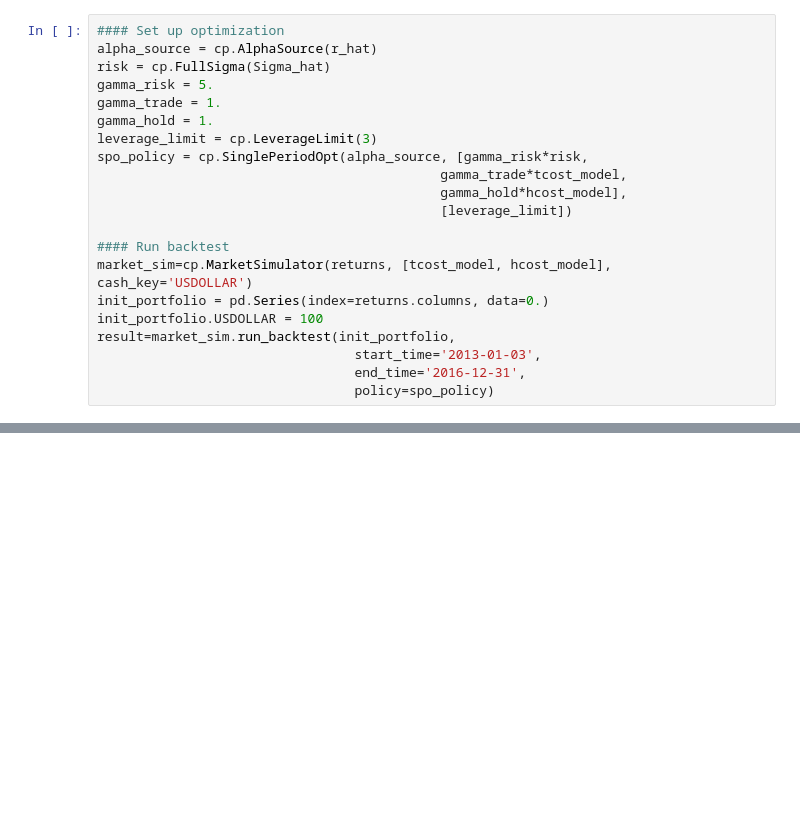
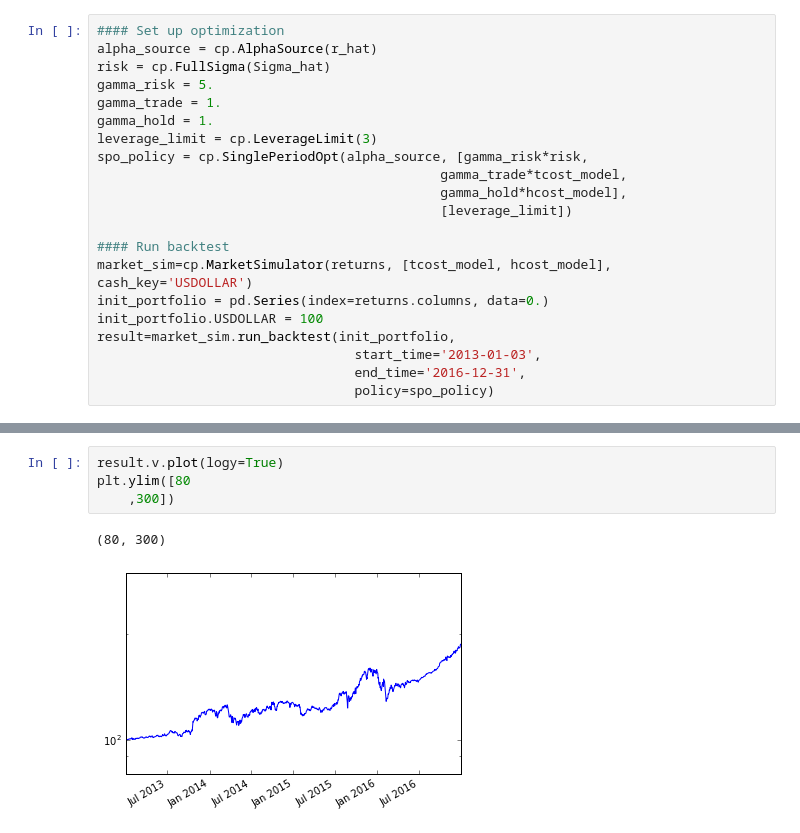
Before and after one commit to cvxgrp/cvxportfolio, a Jupyter notebook: HelloWorld.ipynb, the cells around one changed output, grey strips where cells are left out. Drawn from its saved outputs; the diff is of its cells as text; blank space fills up the shorter version.

```diff
--- a/HelloWorld.ipynb
+++ b/HelloWorld.ipynb
@@ -49,3 +92,10 @@ result=market_sim.run_backtest(init_portfolio,
+# %%
+result.v.plot(logy=True)
+plt.ylim([80
+    ,300])
+# %% [output]
+(80, 300)
+[figure, added]
 # %%
 result.w.plot(figsize=(14,6))
 # %% [output]
```
Also changed, not shown: parts of 20 cells of this notebook.
